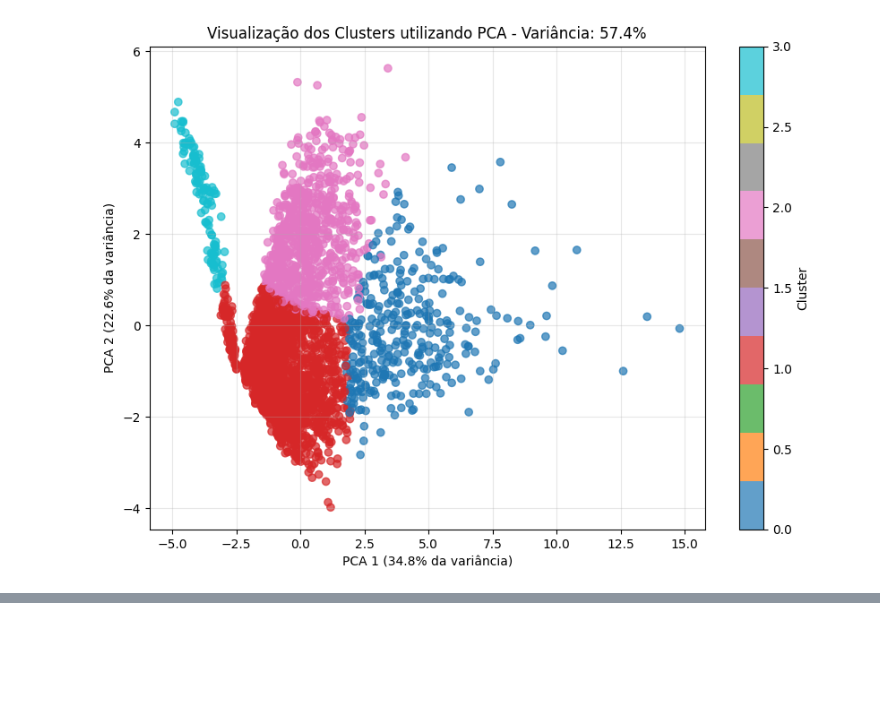
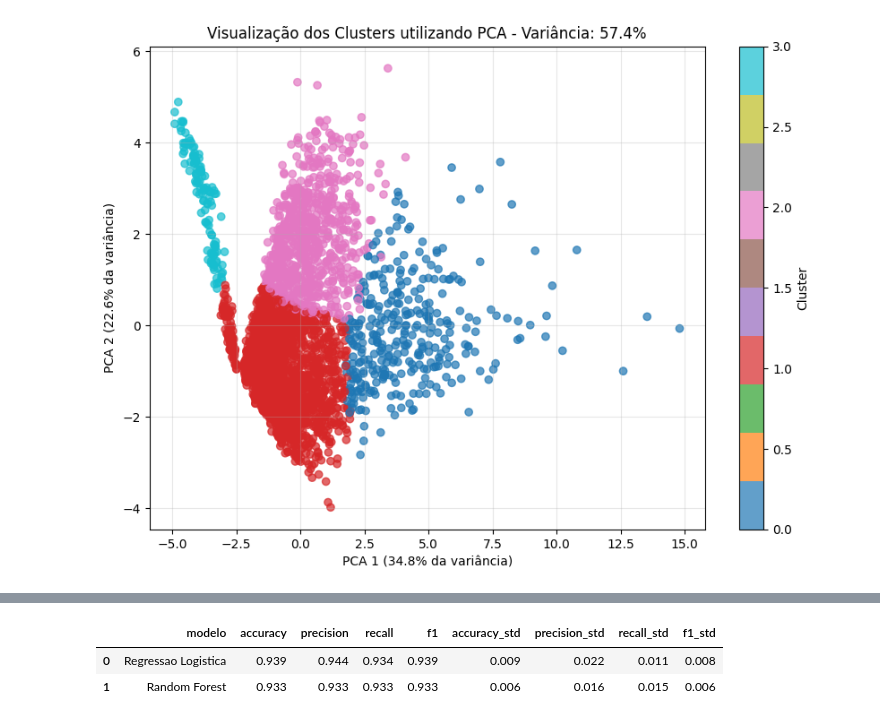
Before and after one commit to GabiMangili/DataMiningTrabalho, a Jupyter notebook: datamining.ipynb, the cells around one changed output, grey strips where cells are left out. Cells and saved outputs as stored; diff of their text form; code cells hidden in the pictures; blank space fills up the shorter version.

```diff
--- a/datamining.ipynb
+++ b/datamining.ipynb
@@ -886,0 +1051,87 @@ plt.show()
+# %%
+# ETAPA 4 - Modelos, validacao cruzada estratificada e metricas obrigatorias
+
+from sklearn.model_selection import StratifiedKFold, cross_validate, cross_val_predict
+from sklearn.pipeline import Pipeline
+from sklearn.linear_model import LogisticRegression
+from sklearn.ensemble import RandomForestClassifier
+from sklearn.metrics import confusion_matrix, classification_report
+
+cv = StratifiedKFold(
+    n_splits=5,
+    shuffle=True,
+    random_state=42
+)
+
+modelos = {
+    "Regressao Logistica": Pipeline(
+        steps=[
+            ("scaler", StandardScaler()),
+            (
+                "modelo",
+                LogisticRegression(
+                    max_iter=2000,
+                    class_weight="balanced",
+                    random_state=42
+                )
+            )
+        ]
+    ),
+    "Random Forest": RandomForestClassifier(
+        n_estimators=300,
+        random_state=42,
+        class_weight="balanced",
+        n_jobs=-1
+    )
+}
+
+metricas = {
+    "accuracy": "accuracy",
+    "precision": "precision",
+    "recall": "recall",
+    "f1": "f1"
+}
+
+resultados_modelos = []
+predicoes_cv = {}
+
+for nome_modelo, modelo in modelos.items():
+    resultado_cv = cross_validate(
+        modelo,
+        X_classificacao,
+        y_classificacao,
+        cv=cv,
+        scoring=metricas,
+        n_jobs=-1
+    )
+
+    y_pred = cross_val_predict(
+        modelo,
+        X_classificacao,
+        y_classificacao,
+        cv=cv,
+        n_jobs=-1
+    )
+
+    predicoes_cv[nome_modelo] = y_pred
+
+    resultados_modelos.append(
+        {
+            "modelo": nome_modelo,
+            "accuracy": resultado_cv["test_accuracy"].mean(),
+            "precision": resultado_cv["test_precision"].mean(),
+            "recall": resultado_cv["test_recall"].mean(),
+            "f1": resultado_cv["test_f1"].mean(),
+            "accuracy_std": resultado_cv["test_accuracy"].std(),
+            "precision_std": resultado_cv["test_precision"].std(),
+            "recall_std": resultado_cv["test_recall"].std(),
+            "f1_std": resultado_cv["test_f1"].std()
+        }
+    )
+
+comparacao_modelos = pd.DataFrame(resultados_modelos).round(3)
+comparacao_modelos
+# %% [output]
+|  | modelo | accuracy | precision | recall | f1 | accuracy_std | precision_std | recall_std | f1_std |
+| 0 | Regressao Logistica | 0.939 | 0.944 | 0.934 | 0.939 | 0.009 | 0.022 | 0.011 | 0.008 |
+| 1 | Random Forest | 0.933 | 0.933 | 0.933 | 0.933 | 0.006 | 0.016 | 0.015 | 0.006 |
```
Also changed, not shown: parts of 20 cells of this notebook.
